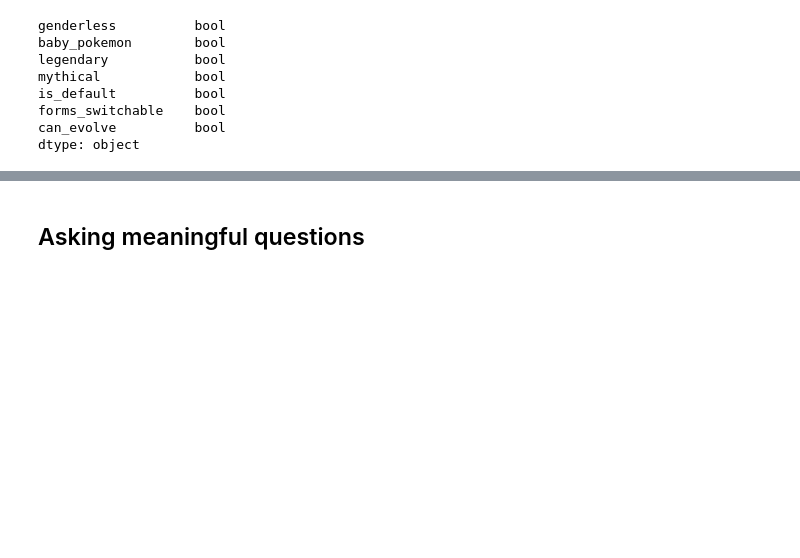
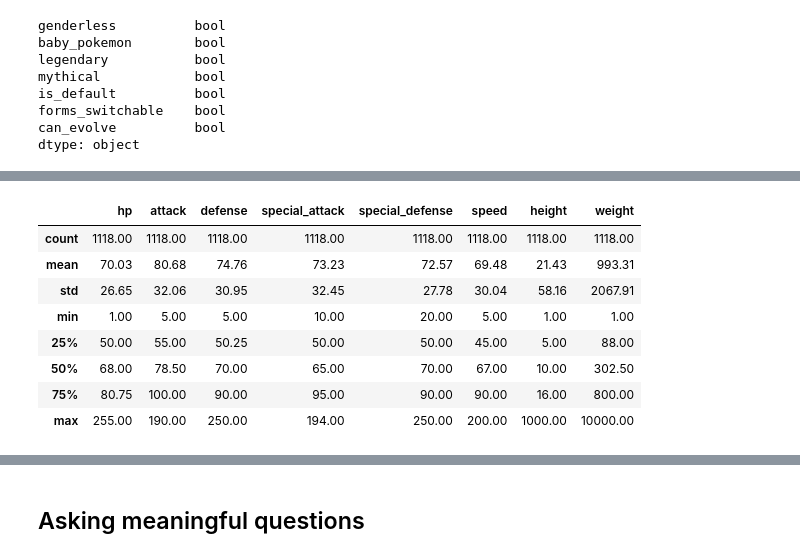
Before and after one commit to Wepewour19clc7/DSprograming, a Jupyter notebook: Pokemon.ipynb, the cells around one changed output, grey strips where cells are left out. Saved outputs shown, nothing was run; the diff lists cells and outputs as text; code cells hidden in the pictures; blank space fills up the shorter version.

```diff
--- a/Pokemon.ipynb
+++ b/Pokemon.ipynb
@@ -191,0 +203,12 @@ array([0., 0., 0., 0., 0., 0., 0., 0.])
+# %%
+numeric_cols.describe()
+# %% [output]
+|  | hp | attack | defense | special_attack | special_defense | speed | height | weight |
+| count | 1118.00 | 1118.00 | 1118.00 | 1118.00 | 1118.00 | 1118.00 | 1118.00 | 1118.00 |
+| mean | 70.03 | 80.68 | 74.76 | 73.23 | 72.57 | 69.48 | 21.43 | 993.31 |
+| std | 26.65 | 32.06 | 30.95 | 32.45 | 27.78 | 30.04 | 58.16 | 2067.91 |
+| min | 1.00 | 5.00 | 5.00 | 10.00 | 20.00 | 5.00 | 1.00 | 1.00 |
+| 25% | 50.00 | 55.00 | 50.25 | 50.00 | 50.00 | 45.00 | 5.00 | 88.00 |
+| 50% | 68.00 | 78.50 | 70.00 | 65.00 | 70.00 | 67.00 | 10.00 | 302.50 |
+| 75% | 80.75 | 100.00 | 90.00 | 95.00 | 90.00 | 90.00 | 16.00 | 800.00 |
+| max | 255.00 | 190.00 | 250.00 | 194.00 | 250.00 | 200.00 | 1000.00 | 10000.00 |
```
Also changed, not shown: parts of 2 cells of this notebook.
